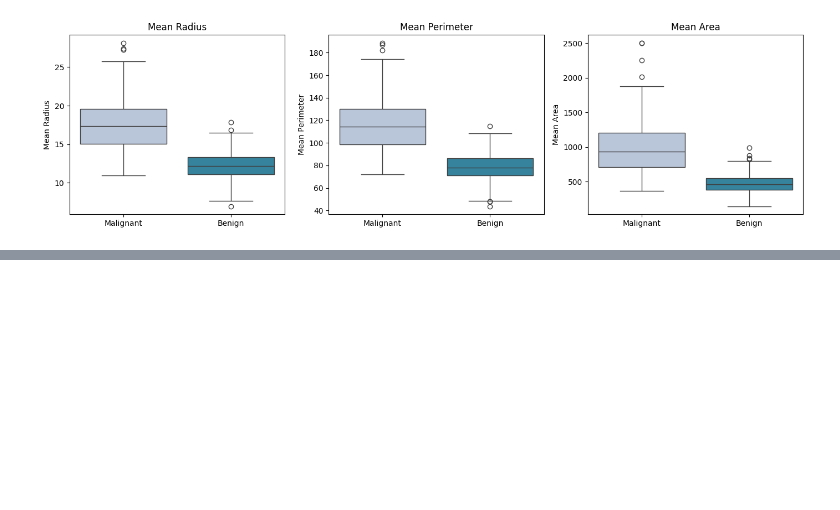
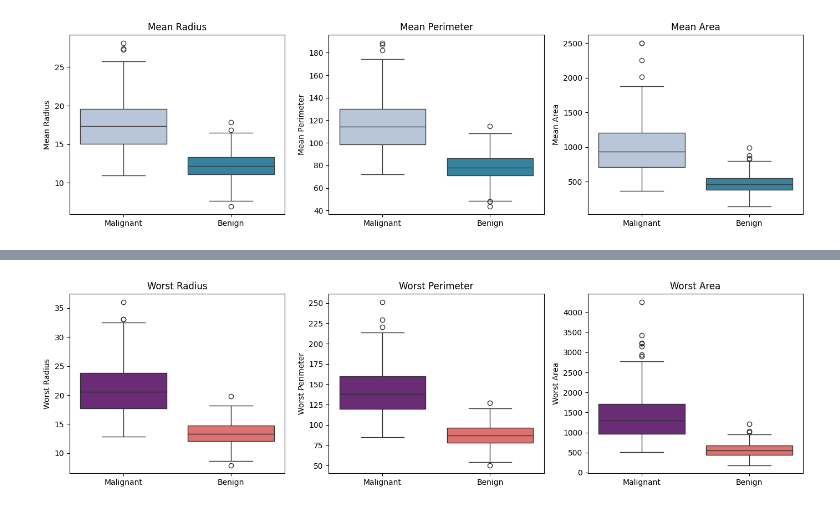
Before and after one commit to haricharnbytes/breast_cancer, a Jupyter notebook: breast_cancer.ipynb, the cells around one changed output, grey strips where cells are left out. Drawn from its saved outputs; the diff is of its cells as text; code cells hidden in the pictures; blank space fills up the shorter version.

```diff
--- a/breast_cancer.ipynb
+++ b/breast_cancer.ipynb
@@ -112,0 +138,25 @@ plt.show()
+# %%
+worst_features = [
+    "Worst Radius",
+    "Worst Perimeter",
+    "Worst Area"]
+
+palette_worst = sns.color_palette("magma", n_colors=2)
+
+plt.figure(figsize=(14,4))
+
+for i, col in enumerate(worst_features, 1):
+    plt.subplot(1, 3, i)
+    sns.boxplot(
+        data=df,
+        x="Diagnosis",
+        y=col,
+        palette=palette_worst
+    )
+    plt.title(col)
+    plt.xlabel("")
+
+plt.tight_layout()
+plt.show()
+# %% [output]
+[figure, added]
```
Also changed, not shown: parts of 3 cells of this notebook.
